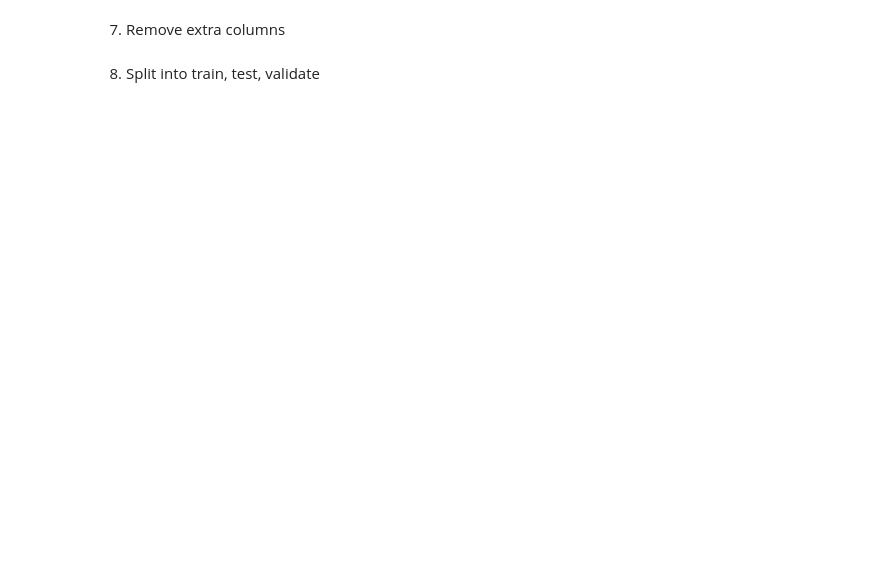
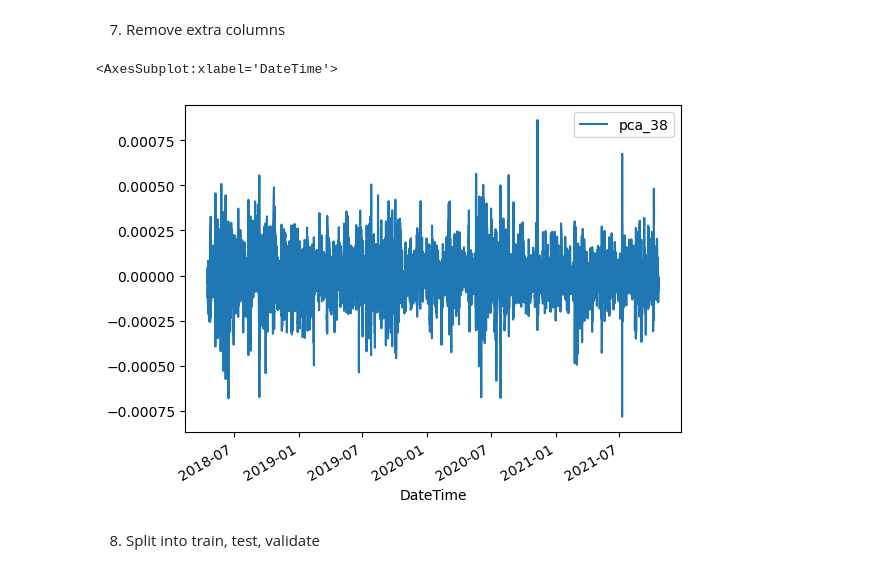
Before and after one commit to marcin-je/jupyter, a Jupyter notebook: train-lab-v3.ipynb, the cells around one changed output. Cells and saved outputs as stored; diff of their text form; code cells hidden in the pictures; blank space fills up the shorter version.

```diff
--- a/train-lab-v3.ipynb
+++ b/train-lab-v3.ipynb
@@ -318,0 +386,2 @@ memory usage: 20.1 GB
+# %%
+result['train'] = gmm_fit(result['train'], dists, gmm_feats, gmm_cols, temp_save_dir)
@@ -318,0 +406,3 @@ memory usage: 20.1 GB
+# %%
+result['valid'] = gmm_fit(result['valid'], dists, gmm_feats, gmm_cols, temp_save_dir)
+result['test'] = gmm_fit(result['test'], dists, gmm_feats, gmm_cols, temp_save_dir)
@@ -321,4 +456,9 @@ memory usage: 20.1 GB
 # %% [markdown]
 7. Remove extra columns
+# %%
+result['train'][['pca_38']][::100].plot()
+# %% [output]
+<AxesSubplot:xlabel='DateTime'>
+[figure, added]
 # %% [markdown]
 8. Split into train, test, validate
```
Also changed, not shown: parts of 22 cells of this notebook, 2 other files.
